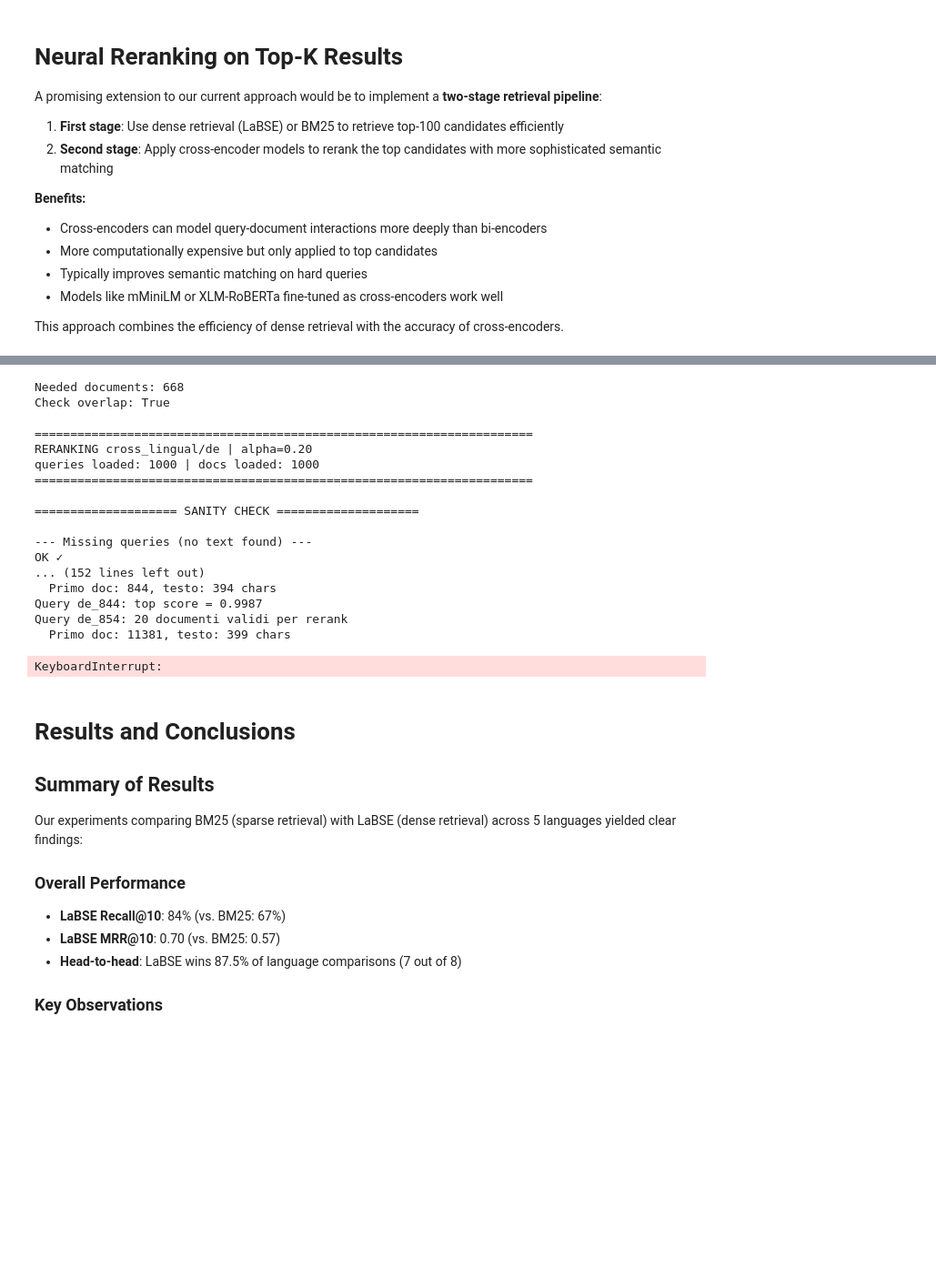
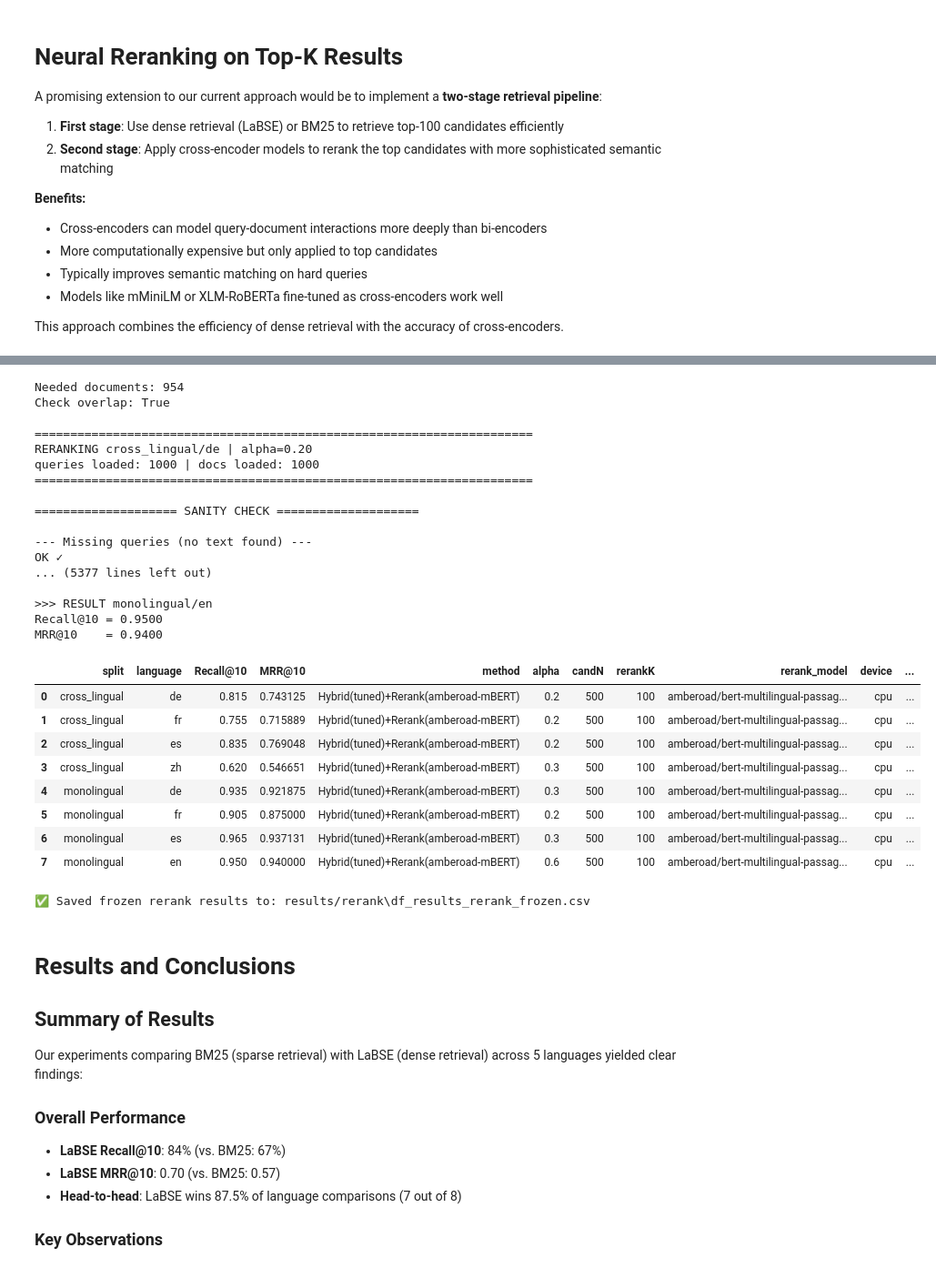
Before and after one commit to d3liaa/IR_Project, a Jupyter notebook: project.ipynb, the cells around one changed output, grey strips where cells are left out. Shown at 91% size. Drawn from its saved outputs; the diff is of its cells as text; code cells hidden in the pictures; blank space fills up the shorter version.

```diff
--- a/project.ipynb
+++ b/project.ipynb
@@ -1797,7 +1802,7 @@ def sanity_check(
         "hybrid_docs_missing": hybrid_docs_missing
     }
 # %%
-K_RERANK = 20
+K_RERANK = 100
 K_FINAL  = 10
 MAX_ITEMS = 1000
 
@@ -1807,6 +1812,19 @@ RERANK_DEVICE = "cpu"
 RERANK_MAX_LEN = 256       # quello che hai impostato nel CrossEncoder
 DOC_TRUNC_CHARS = 400      # se stai troncando i documenti
 RERANK_BATCH = 8
+
+# Path of the shared, versionable file (to be pushed)
+FROZEN_DIR = "results/rerank"
+FROZEN_PATH = os.path.join(FROZEN_DIR, "df_results_rerank_frozen.csv")
+os.makedirs(FROZEN_DIR, exist_ok=True)
+
+FORCE_RERANK = False  # set True only if you want to recompute
+
+if (not FORCE_RERANK) and os.path.exists(FROZEN_PATH) and os.path.getsize(FROZEN_PATH) > 0:
+    df_results_rerank = pd.read_csv(FROZEN_PATH)
+    print(f"Loaded frozen rerank results: {FROZEN_PATH}")
+else:
+    print("Frozen rerank results not found (or FORCE_RERANK=True). Running reranking...")
 
 alpha_map = {
     (r["split"], r["language"]): float(r["alpha"])
@@ -1944,7 +1962,7 @@ for split in CORPUS_SPLITS:
                 continue
 
 
-            # ✅ Clean IDs to match docs_map format (WITHOUT prefix)
+            # Clean IDs to match docs_map format (WITHOUT prefix)
 
             top_docs_clean = [strip_language_prefix(d) for d in top_docs]
             valid_docs = [d for d in top_docs_clean if d in docs_map_clean]
@@ -2022,40 +2040,60 @@ for split in CORPUS_SPLITS:
             "method": METHOD_NAME,
             "alpha": float(alpha),
             "candN": int(CANDIDATE_N),
             "rerankK": int(K_RERANK),
 
             # --- metadati utili per confronti ---
             "rerank_model": RERANK_MODEL,
             "device": RERANK_DEVICE,
             "max_length": int(RERANK_MAX_LEN),
             "doc_trunc_chars": int(DOC_TRUNC_CHARS),
             "batch_size": int(RERANK_BATCH),
         })
 
 
         gc.collect()
 
 df_results_rerank = pd.DataFrame(rerank_results)
 df_results_rerank
 # %% [output]
-Needed documents: 668
+Needed documents: 954
 Check overlap: True
 
 ======================================================================
 RERANKING cross_lingual/de | alpha=0.20
 queries loaded: 1000 | docs loaded: 1000
 ======================================================================
 
 ==================== SANITY CHECK ====================
 
 --- Missing queries (no text found) ---
 OK ✓
-... (152 lines left out)
-  Primo doc: 844, testo: 394 chars
-Query de_844: top score = 0.9987
-Query de_854: 20 documenti validi per rerank
-  Primo doc: 11381, testo: 399 chars
+... (5377 lines left out)
+
+>>> RESULT monolingual/en
+Recall@10 = 0.9500
+MRR@10    = 0.9400
-KeyboardInterrupt:
+|  | split | language | Recall@10 | MRR@10 | method | alpha | candN | rerankK | rerank_model | device | ... |
+| 0 | cross_lingual | de | 0.815 | 0.743125 | Hybrid(tuned)+Rerank(amberoad-mBERT) | 0.2 | 500 | 100 | amberoad/bert-multilingual-passag... | cpu | ... |
+| 1 | cross_lingual | fr | 0.755 | 0.715889 | Hybrid(tuned)+Rerank(amberoad-mBERT) | 0.2 | 500 | 100 | amberoad/bert-multilingual-passag... | cpu | ... |
+| 2 | cross_lingual | es | 0.835 | 0.769048 | Hybrid(tuned)+Rerank(amberoad-mBERT) | 0.2 | 500 | 100 | amberoad/bert-multilingual-passag... | cpu | ... |
+| 3 | cross_lingual | zh | 0.620 | 0.546651 | Hybrid(tuned)+Rerank(amberoad-mBERT) | 0.3 | 500 | 100 | amberoad/bert-multilingual-passag... | cpu | ... |
+| 4 | monolingual | de | 0.935 | 0.921875 | Hybrid(tuned)+Rerank(amberoad-mBERT) | 0.3 | 500 | 100 | amberoad/bert-multilingual-passag... | cpu | ... |
+| 5 | monolingual | fr | 0.905 | 0.875000 | Hybrid(tuned)+Rerank(amberoad-mBERT) | 0.2 | 500 | 100 | amberoad/bert-multilingual-passag... | cpu | ... |
+| 6 | monolingual | es | 0.965 | 0.937131 | Hybrid(tuned)+Rerank(amberoad-mBERT) | 0.3 | 500 | 100 | amberoad/bert-multilingual-passag... | cpu | ... |
+| 7 | monolingual | en | 0.950 | 0.940000 | Hybrid(tuned)+Rerank(amberoad-mBERT) | 0.6 | 500 | 100 | amberoad/bert-multilingual-passag... | cpu | ... |
+# %%
+FROZEN_DIR = "results/rerank"
+FROZEN_PATH = os.path.join(FROZEN_DIR, "df_results_rerank_frozen.csv")
+os.makedirs(FROZEN_DIR, exist_ok=True)
+
+if "df_results_rerank" not in globals() or df_results_rerank is None or df_results_rerank.empty:
+    raise RuntimeError("df_results_rerank not available or empty. Run the rerank cell first.")
+
+df_results_rerank.to_csv(FROZEN_PATH, index=False)
+print(f" Saved frozen rerank results to: {FROZEN_PATH}")
+# %% [output]
+✅ Saved frozen rerank results to: results/rerank\df_results_rerank_frozen.csv
 # %% [markdown]
 # Results and Conclusions
 
```
Also changed, not shown: parts of 2 cells of this notebook, 2 other files.
